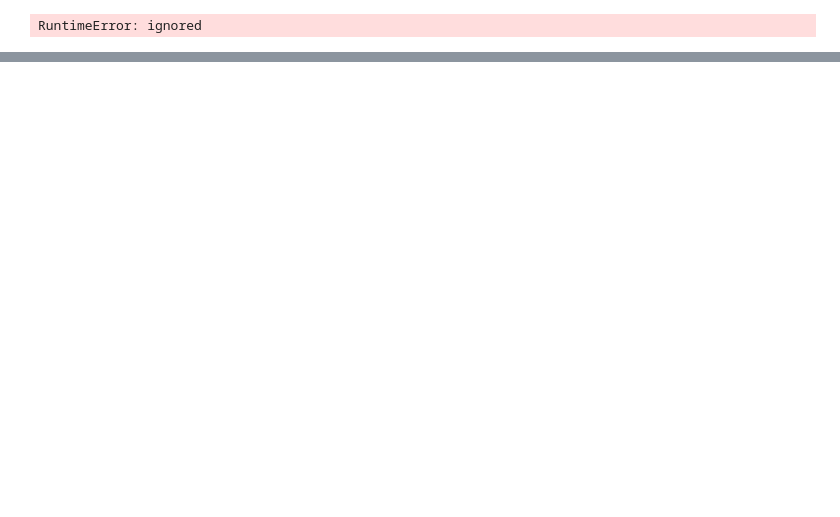
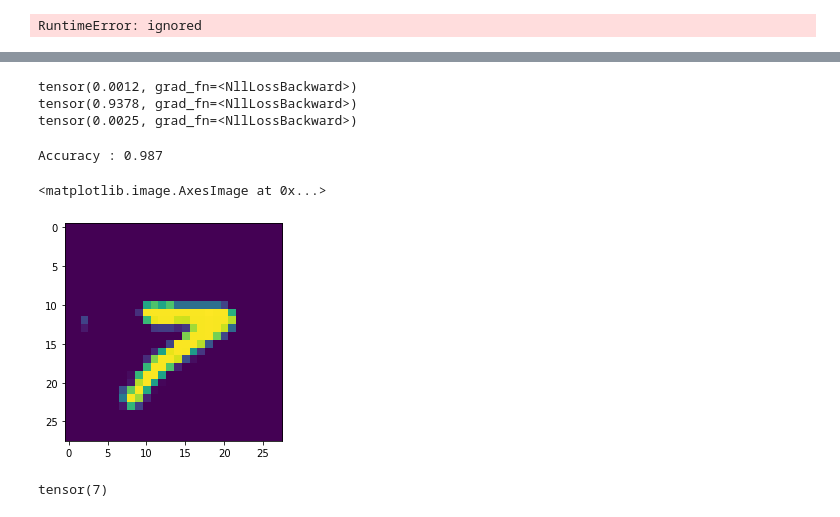
Before and after one commit to naveenkumark1/EVA4, a Jupyter notebook: Week2/pytorch_practice.ipynb, the cells around one changed output, grey strips where cells are left out. Cells and saved outputs as stored; diff of their text form; code cells hidden in the pictures; blank space fills up the shorter version.

```diff
--- a/Week2/pytorch_practice.ipynb
+++ b/Week2/pytorch_practice.ipynb
@@ -332,0 +356,58 @@ torch.Size([1, 784])
+# %%
+# Transfer leanring : Dont adjust weights in the beginning, Adjust weights only in the end parts of the network
+
+import torch.optim as optim
+
+optimizer = optim.Adam(net.parameters(), lr=0.001)  ## lr -> Learning rate - Decaying leaning rate - Explore !!
+
+EPOCHS = 3 ## How many times the data needs to pass in the network
+# %%
+for epoch in range(EPOCHS):
+  for data in trainset:
+    ## Data is a batch of features and labels
+    X,y = data  ## X -> grey scale pixel values     &      y -> lables of those pixel values
+    #print(X[0])
+    #print(y[0])
+    #break
+
+    net.zero_grad()                   # Forevery batch zero the gradient - EXPLORE !!
+    output = net(X.view(-1,28*28))    # Get the output of the network we built
+    loss = F.nll_loss(output,y)       # Compare the output of our network with the actual y
+
+    ## If data is NOT one hot vector ( if its a scalar value ) use nll_loss or if its one hot vector use MSE
+    loss.backward()                   # Backpropogate the loss
+    optimizer.step()
+  print(loss)
+# %% [output]
+tensor(0.0012, grad_fn=<NllLossBackward>)
+tensor(0.9378, grad_fn=<NllLossBackward>)
+tensor(0.0025, grad_fn=<NllLossBackward>)
+# %%
+# Lets see how correct we were - We are not optimising the model we are just seeing how good the model is !
+
+correct = 0
+total = 0
+
+with torch.no_grad():
+  for data in trainset:
+    X, y = data
+    output = net(X.view(-1,28*28))
+    for idx, i in enumerate(output):
+      if torch.argmax(i)==y[idx]:
+        correct +=1
+      total +=1
+
+print("Accuracy :", round(correct/total,3))
+# %% [output]
+Accuracy : 0.987
+# %%
+# Lets check ut the images
+plt.imshow(X[0].view(28,28))
+# %% [output]
+<matplotlib.image.AxesImage at 0x...>
+[figure, added]
+# %%
+# Lets checkt he number
+y[0]
+# %% [output]
+tensor(7)
```
Also changed, not shown: parts of 11 cells of this notebook.
